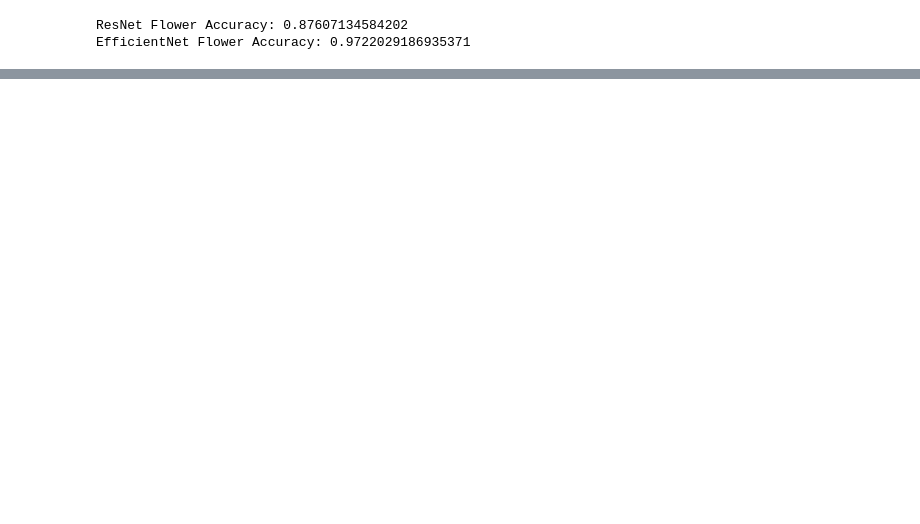
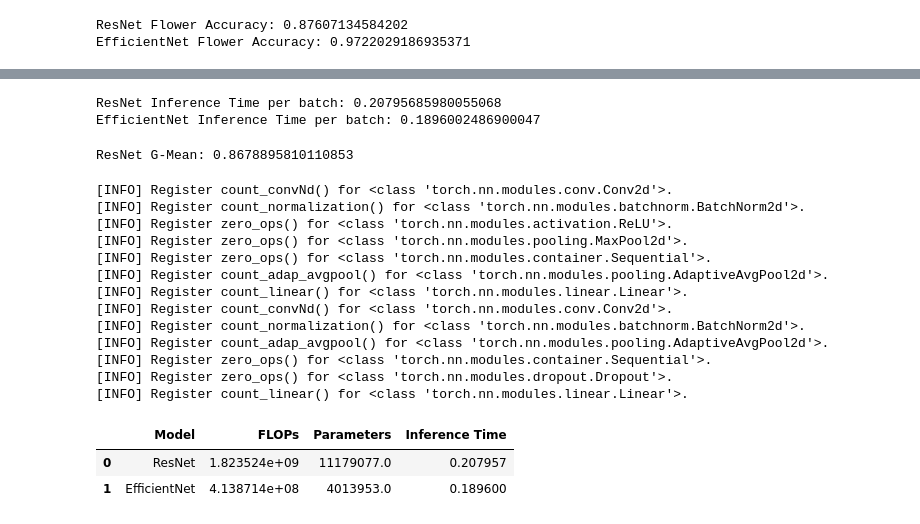
Before and after one commit to aarchi-dot/deep-learning, a Jupyter notebook: DL_lab4.ipynb, the cells around one changed output, grey strips where cells are left out. Saved outputs shown, nothing was run; the diff lists cells and outputs as text; code cells hidden in the pictures; blank space fills up the shorter version.

```diff
--- a/DL_lab4.ipynb
+++ b/DL_lab4.ipynb
@@ -407,0 +488,71 @@ EfficientNet Flower Accuracy: 0.9722029186935371
+# %%
+def measure_inference_time(model, loader):
+    model.eval()
+    start = time.time()
+
+    with torch.no_grad():
+        for images, _ in loader:
+            images = images.to(device)
+            model(images)
+
+    end = time.time()
+    return (end - start) / len(loader)
+
+time_resnet = measure_inference_time(resnet_flower, flower_loader)
+time_eff = measure_inference_time(efficient_flower, flower_loader)
+
+print("ResNet Inference Time per batch:", time_resnet)
+print("EfficientNet Inference Time per batch:", time_eff)
+# %% [output]
+ResNet Inference Time per batch: 0.20795685980055068
+EfficientNet Inference Time per batch: 0.1896002486900047
+# %%
+def compute_gmean(cm):
+    sensitivities = []
+    for i in range(len(cm)):
+        tp = cm[i,i]
+        fn = cm[i,:].sum() - tp
+        sensitivity = tp / (tp + fn + 1e-8)
+        sensitivities.append(sensitivity)
+
+    gmean = np.prod(sensitivities) ** (1/len(sensitivities))
+    return gmean
+
+gmean_resnet = compute_gmean(cm_r)
+print("ResNet G-Mean:", gmean_resnet)
+# %% [output]
+ResNet G-Mean: 0.8678895810110853
+# %%
+def model_complexity(model):
+    dummy = torch.randn(1,3,224,224).to(device)
+    flops, params = profile(model.to(device), inputs=(dummy,))
+    return flops, params
+
+flops_r, params_r = model_complexity(resnet_flower)
+flops_e, params_e = model_complexity(efficient_flower)
+
+comparison_complexity = pd.DataFrame({
+    "Model": ["ResNet", "EfficientNet"],
+    "FLOPs": [flops_r, flops_e],
+    "Parameters": [params_r, params_e],
+    "Inference Time": [time_resnet, time_eff]
+})
+
+comparison_complexity
+# %% [output]
+[INFO] Register count_convNd() for <class 'torch.nn.modules.conv.Conv2d'>.
+[INFO] Register count_normalization() for <class 'torch.nn.modules.batchnorm.BatchNorm2d'>.
+[INFO] Register zero_ops() for <class 'torch.nn.modules.activation.ReLU'>.
+[INFO] Register zero_ops() for <class 'torch.nn.modules.pooling.MaxPool2d'>.
+[INFO] Register zero_ops() for <class 'torch.nn.modules.container.Sequential'>.
+[INFO] Register count_adap_avgpool() for <class 'torch.nn.modules.pooling.AdaptiveAvgPool2d'>.
+[INFO] Register count_linear() for <class 'torch.nn.modules.linear.Linear'>.
+[INFO] Register count_convNd() for <class 'torch.nn.modules.conv.Conv2d'>.
+[INFO] Register count_normalization() for <class 'torch.nn.modules.batchnorm.BatchNorm2d'>.
+[INFO] Register count_adap_avgpool() for <class 'torch.nn.modules.pooling.AdaptiveAvgPool2d'>.
+[INFO] Register zero_ops() for <class 'torch.nn.modules.container.Sequential'>.
+[INFO] Register zero_ops() for <class 'torch.nn.modules.dropout.Dropout'>.
+[INFO] Register count_linear() for <class 'torch.nn.modules.linear.Linear'>.
+|  | Model | FLOPs | Parameters | Inference Time |
+| 0 | ResNet | 1.823524e+09 | 11179077.0 | 0.207957 |
+| 1 | EfficientNet | 4.138714e+08 | 4013953.0 | 0.189600 |
```
Also changed, not shown: parts of 9 cells of this notebook.
